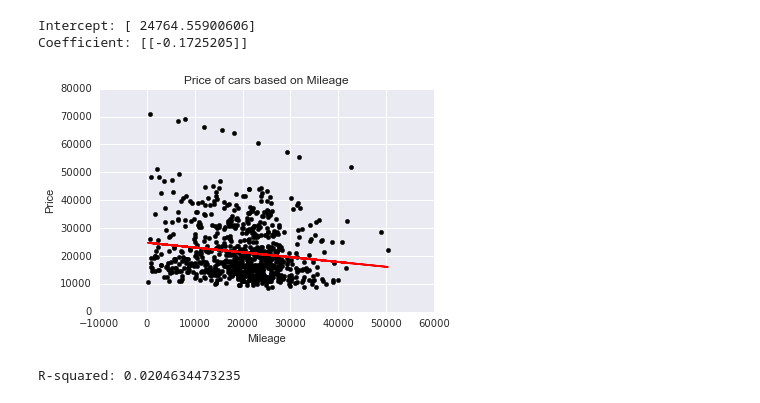
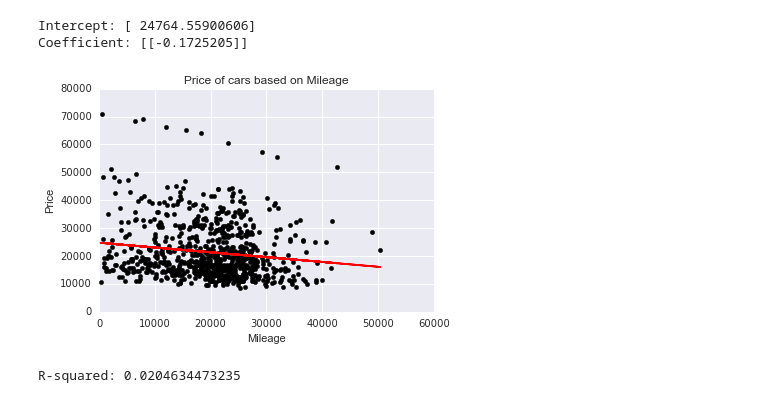
Before and after one commit to ptaylor403/car-worth-linear-regression, a Jupyter notebook: car-worth.ipynb, the cells around one changed output. Drawn from its saved outputs; the diff is of its cells as text; code cells hidden in the pictures.

```diff
--- a/car-worth.ipynb
+++ b/car-worth.ipynb
@@ -47,12 +47,13 @@ Coefficient: [[-0.1725205]]
 # %%
 plt.scatter(x, y, color='black')
 plt.plot(x, linreg.predict(x), color='red')
 plt.xlabel('Mileage')
+plt.xlim([0, 60000])
 plt.ylabel('Price')
 plt.title('Price of cars based on Mileage')
 plt.show()
 # %% [output]
-[figure, old version]
+[figure, new version]
 # %%
 print('R-squared:', linreg.score(x,y))
 # %% [output]
```
Also changed, not shown: parts of 6 cells of this notebook, 1 other file.
